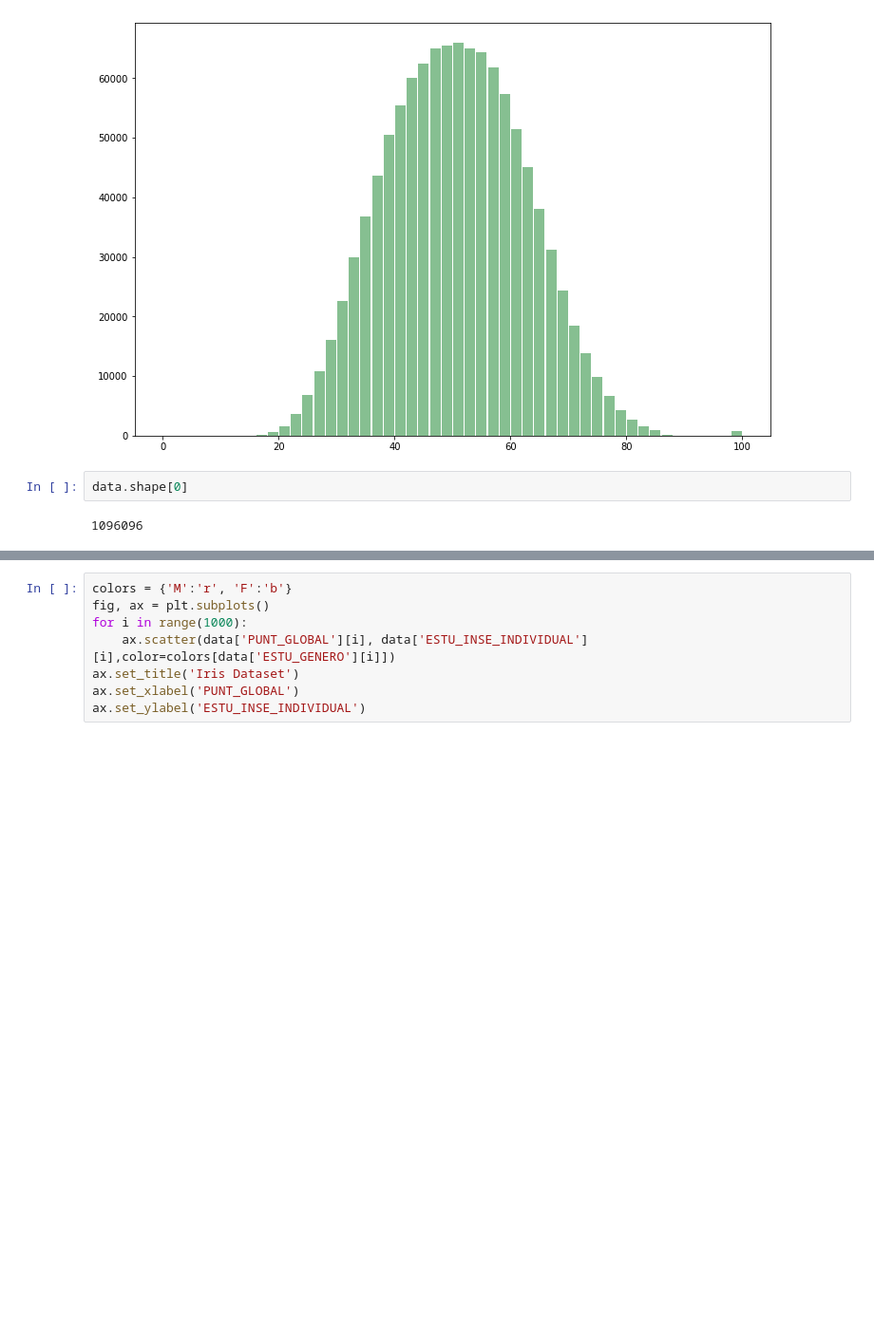
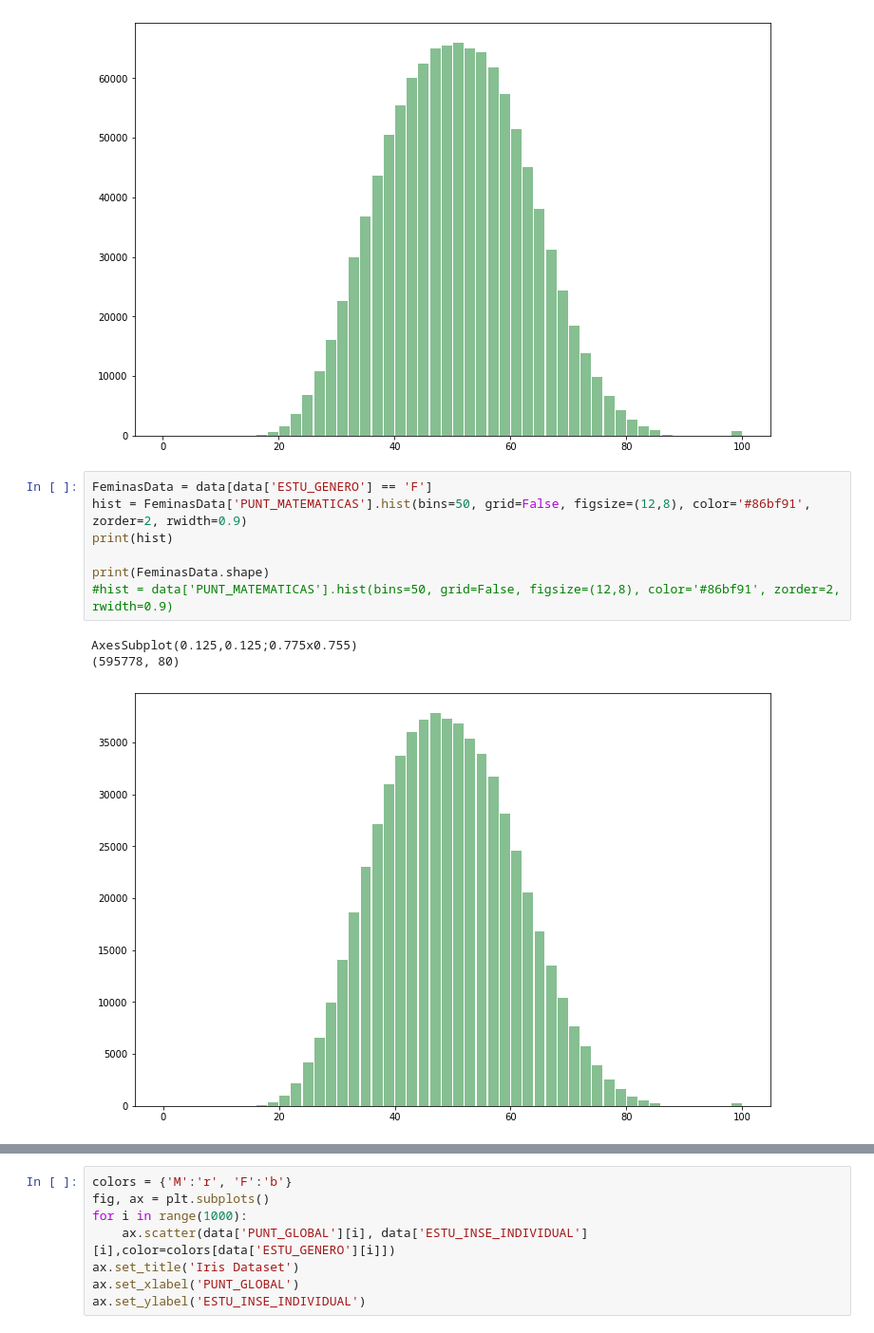
Before and after one commit to dsgantivac/DataMiningProject, a Jupyter notebook: Analisis exploratorio.ipynb, the cells around one changed output, grey strips where cells are left out. Shown at 95% size. Cells and saved outputs as stored; diff of their text form; blank space fills up the shorter version.

```diff
--- a/Analisis exploratorio.ipynb
+++ b/Analisis exploratorio.ipynb
@@ -170,7 +177,14 @@ print(hist)
 # %% [output]
 AxesSubplot(0.125,0.125;0.775x0.755)
 [figure]
-# %%
-data.shape[0]
-# %% [output]
-1096096
+# %%
+FeminasData = data[data['ESTU_GENERO'] == 'F']
+hist = FeminasData['PUNT_MATEMATICAS'].hist(bins=50, grid=False, figsize=(12,8), color='#86bf91', zorder=2, rwidth=0.9)
+print(hist)
+
+print(FeminasData.shape)
+#hist = data['PUNT_MATEMATICAS'].hist(bins=50, grid=False, figsize=(12,8), color='#86bf91', zorder=2, rwidth=0.9)
+# %% [output]
+AxesSubplot(0.125,0.125;0.775x0.755)
+(595778, 80)
+[figure, added]
```
Also changed, not shown: parts of 4 cells of this notebook.
